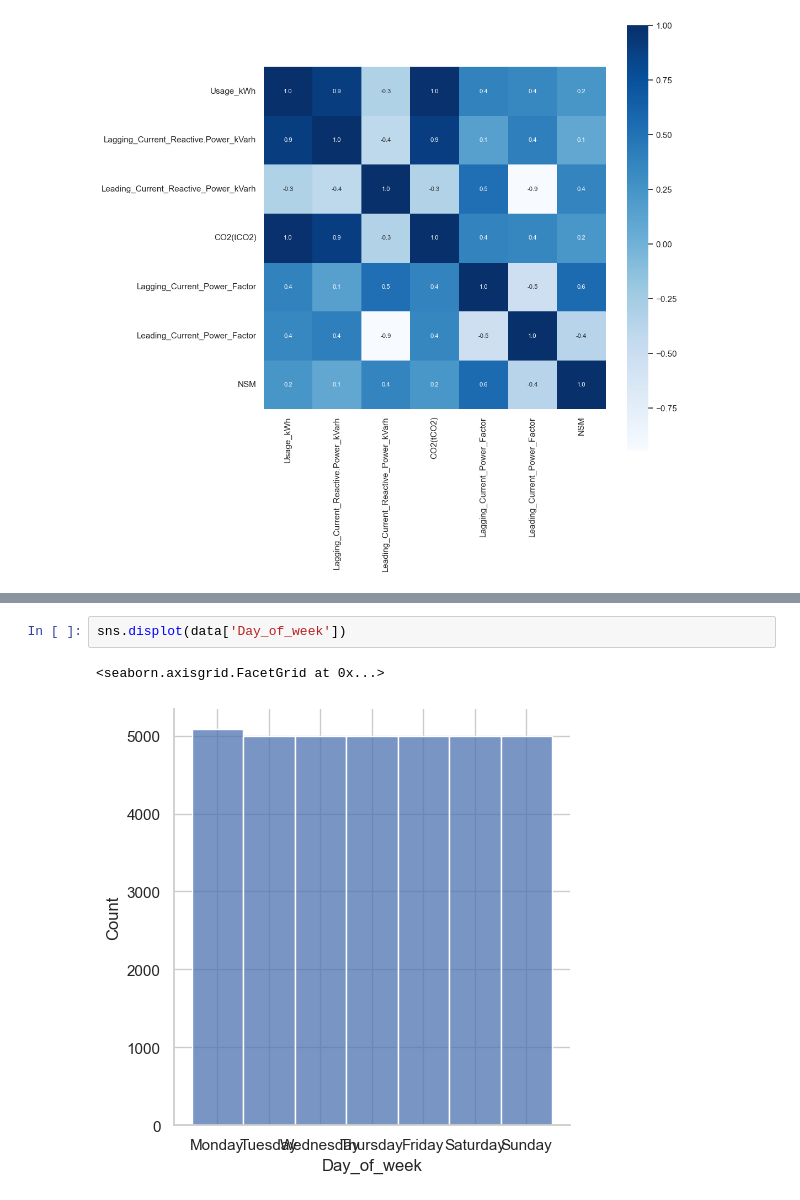
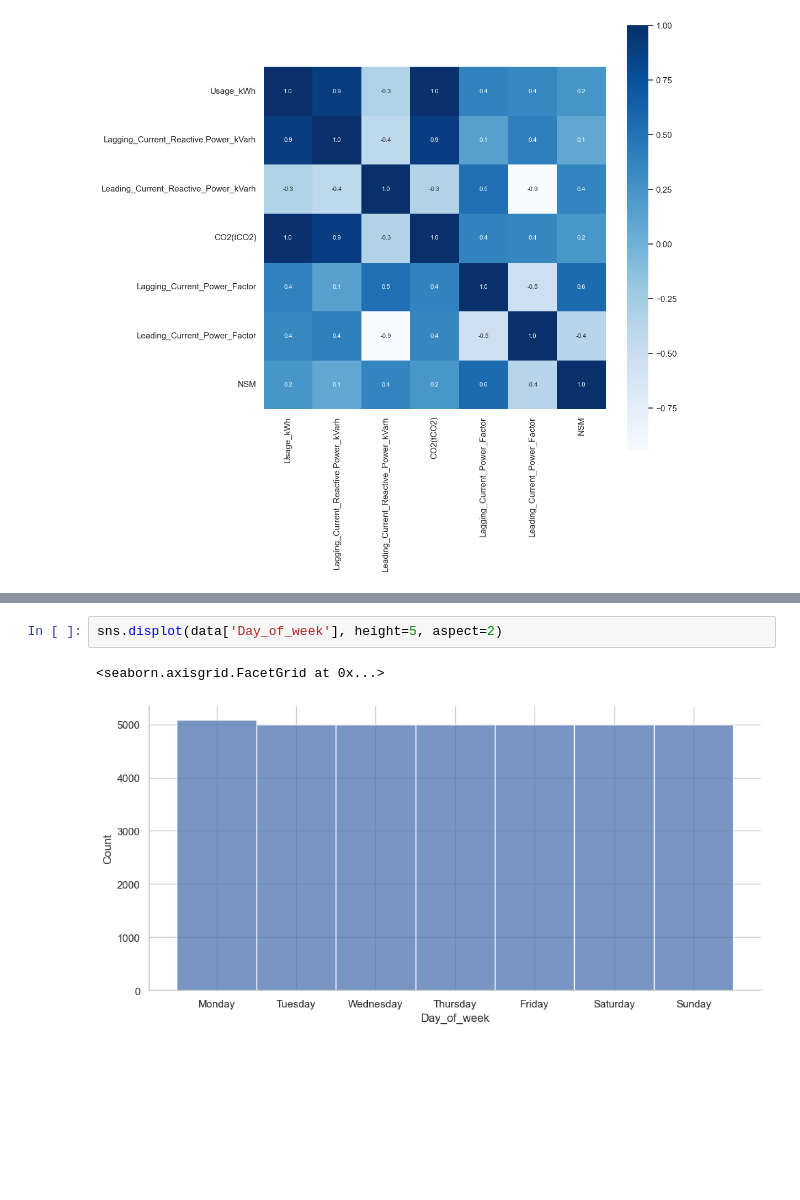
Before and after one commit to tea561/ML, a Jupyter notebook: Projekat1/proj1.ipynb, the cells around one changed output, grey strips where cells are left out. Drawn from its saved outputs; the diff is of its cells as text; blank space fills up the shorter version.

```diff
--- a/Projekat1/proj1.ipynb
+++ b/Projekat1/proj1.ipynb
@@ -94,5 +209,5 @@ dtype: int64
 # %%
-sns.displot(data['Day_of_week'])
+sns.displot(data['Day_of_week'], height=5, aspect=2)
 # %% [output]
 <seaborn.axisgrid.FacetGrid at 0x...>
-[figure, old version]
+[figure, new version]
```
Also changed, not shown: parts of 43 cells of this notebook.
